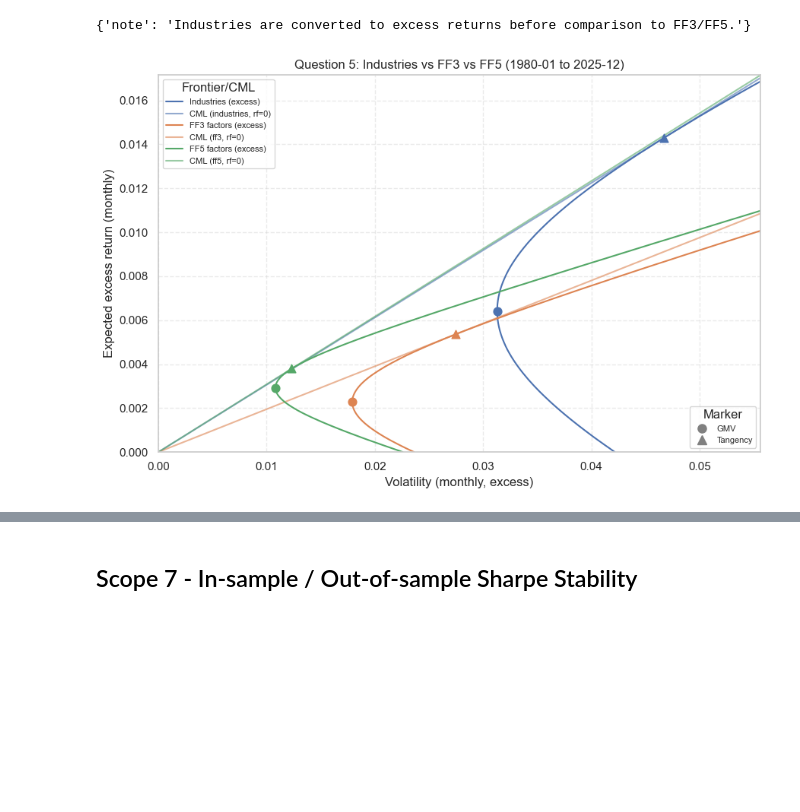
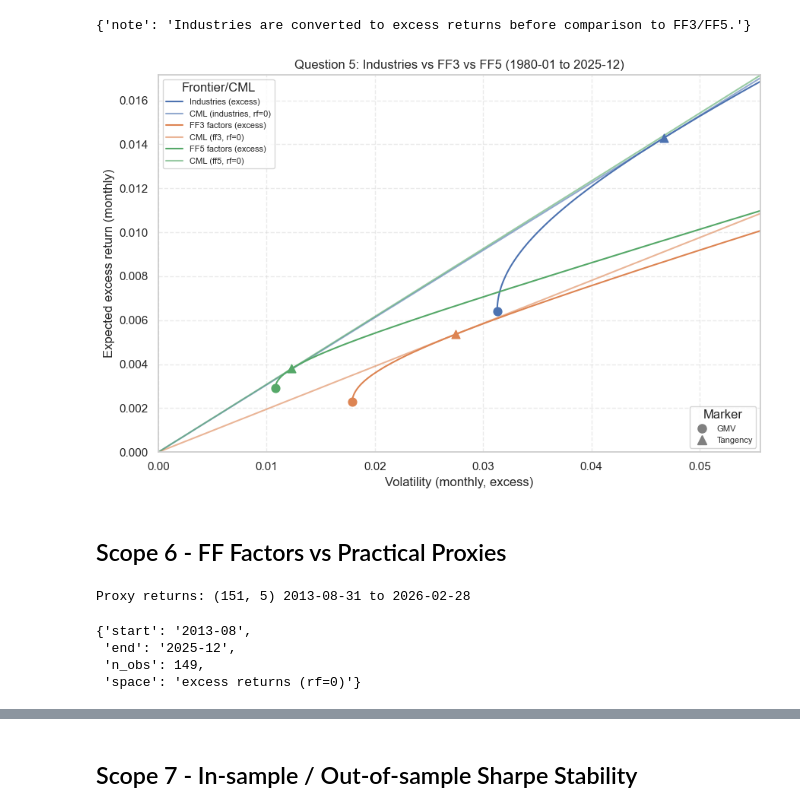
Before and after one commit to eomoran/fin41360-group-asst, a Jupyter notebook: fin41360_report.ipynb, the cells around one changed output, grey strips where cells are left out. Drawn from its saved outputs; the diff is of its cells as text; code cells hidden in the pictures; blank space fills up the shorter version.

Commit message:
Finalize scope 6 plotting controls and adopt balanced stock source

```diff
--- a/fin41360_report.ipynb
+++ b/fin41360_report.ipynb
@@ -29,6 +32,7 @@ PLOT_DEFAULTS = {
     "y_mode": "frontier",  # options: frontier | tangency | max
     "frontier_mult": 1.2,
     "tan_mult": 2.0,
+    "efficient_frontier_only": True,
 }
 PLOT_DEFAULTS
 # %% [output]
@@ -171,6 +196,27 @@ scope5['diagnostics']
 # %% [output]
 {'note': 'Industries are converted to excess returns before comparison to FF3/FF5.'}
 # %%
-_ = plot_scope5_overlay(scope5)
+_ = plot_scope5_overlay(scope5, efficient_frontier_only=PLOT_DEFAULTS['efficient_frontier_only'])
 # %% [output]
-[figure, old version]
+[figure, new version]
+# %% [markdown]
+## Scope 6 - FF Factors vs Practical Proxies
+# %%
+# Build practical proxy returns (monthly net) from selected ETFs
+import yfinance as yf
+proxy_tickers = {"Mkt": "VTI", "SMB": "IJR", "HML": "IWD", "RMW": "QUAL", "CMA": "USMV"}
+prices = yf.download(list(proxy_tickers.values()), start="2000-01-01", progress=False)["Close"]
+monthly_prices = prices.resample("ME").last()
+proxy_rets = monthly_prices.pct_change().dropna()
+proxy_rets.columns = list(proxy_tickers.keys())
+print('Proxy returns:', proxy_rets.shape, proxy_rets.index.min().date(), 'to', proxy_rets.index.max().date())
+# %% [output]
+Proxy returns: (151, 5) 2013-08-31 to 2026-02-28
+# %%
+scope6 = run_scope6_ff_vs_proxies(ff3, ff5, proxy_rets, rf_gross, n_points=2000)
+scope6['inputs']
+# %% [output]
+{'start': '2013-08',
+ 'end': '2025-12',
+ 'n_obs': 149,
+ 'space': 'excess returns (rf=0)'}
```
Also changed, not shown: parts of 19 cells of this notebook, 3 other files.
